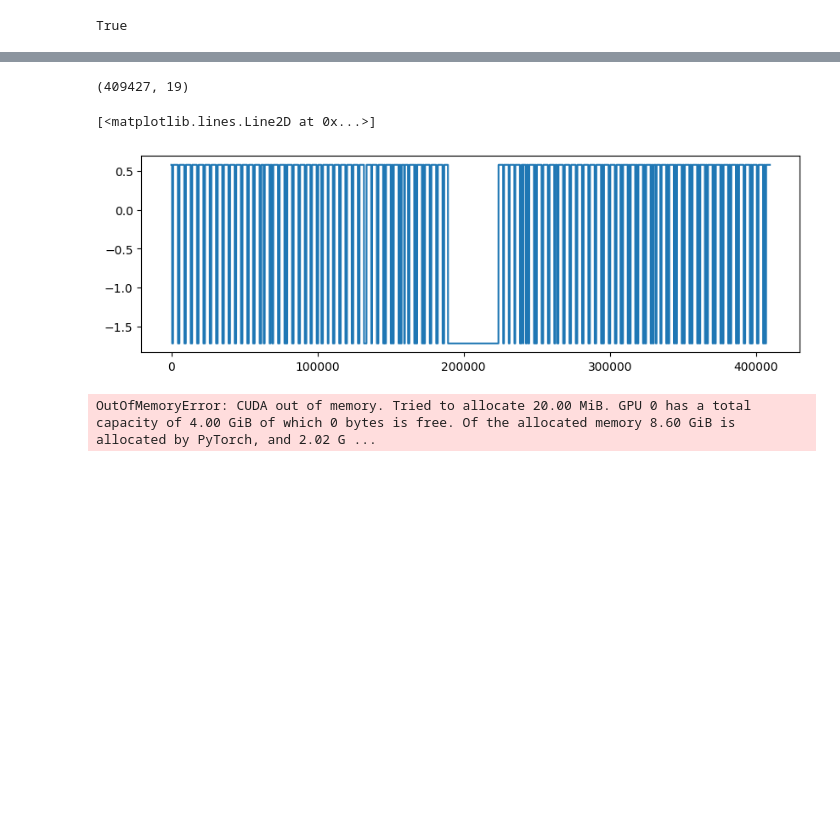
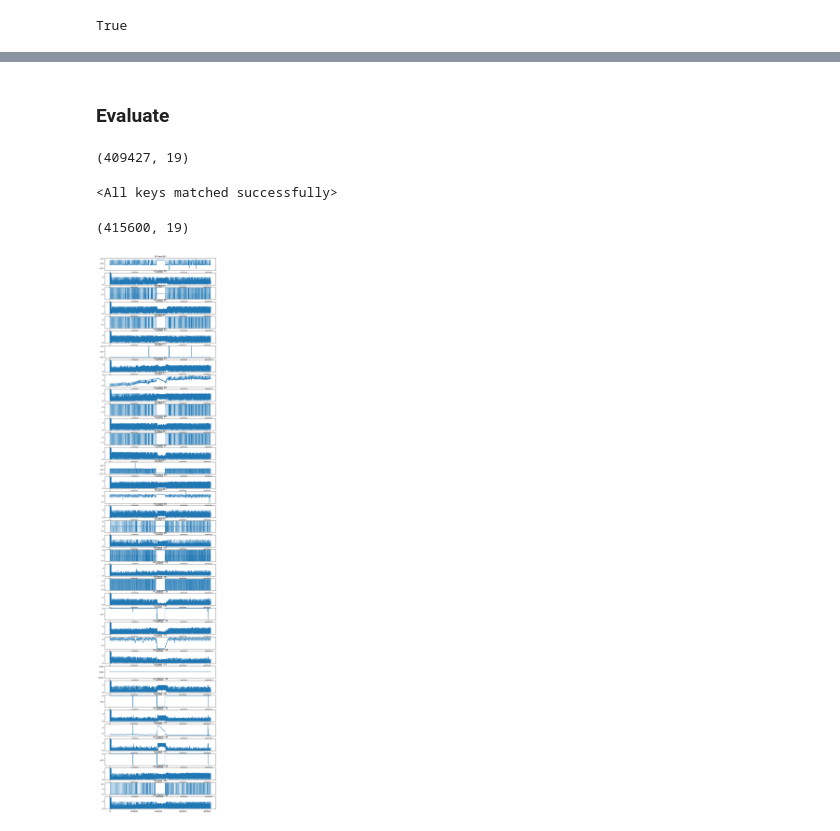
Before and after one commit to Andrei3223/VAE_anomaly_detection, a Jupyter notebook: swat_preproc.ipynb, the cells around one changed output, grey strips where cells are left out. Saved outputs shown, nothing was run; the diff lists cells and outputs as text; code cells hidden in the pictures; blank space fills up the shorter version.

```diff
--- a/swat_preproc.ipynb
+++ b/swat_preproc.ipynb
@@ -420,15 +448,21 @@ print((a == b).sum(axis=1).mean())
+# %% [markdown]
+### Evaluate
 # %%
 test_clear = np.load("./test_norm.npy", allow_pickle=True).take(col_list, axis=1)
 print(test_clear.shape)
 
-fig, axs = plt.subplots(1, 1, figsize =(10, 3))
-axs.plot(test_clear[:, 5])
+# fig, axs = plt.subplots(1, 1, figsize =(10, 3))
+# axs.plot(test_clear[:, 5])
 # %% [output]
 (409427, 19)
-[<matplotlib.lines.Line2D at 0x...>]
-[figure, removed]
+# %%
+model_l =  TransformerBasicBottleneckScaling(feats=len(col_list),  window_size=100).to(device)
+model_l.load_state_dict(torch.load("AE_norm3.pt"))
+# %% [output]
+<All keys matched successfully>
 # %%
 from training import get_series
-model_test_res = get_series(model, test_loader,  device=device)
+results = get_series(model_l, test_loader,  device=device).reshape(-1, 19)
+results.shape
 # %% [output]
-OutOfMemoryError: CUDA out of memory. Tried to allocate 20.00 MiB. GPU 0 has a total capacity of 4.00 GiB of which 0 bytes is free. Of the allocated memory 8.60 GiB is allocated by PyTorch, and 2.02 G ...
+(415600, 19)
@@ -436,0 +474,11 @@ model_test_res.shape
+# %%
+fig, axs = plt.subplots(2 * results.shape[1], 1, figsize =(10, 50))
+# fig.tight_layout()
+for i in range(results.shape[1]):
+    axs[2*i].plot(test_clear[:, i])
+    axs[2*i+1].plot(np.where(results[:, i] > 10, 1.5, results[:, i]))
+
+    axs[2*i+1].set_title(f"AE output [{i}]", fontsize=10)
+    axs[2*i].set_title(f"AE input [{i}]", fontsize=10)
+# %% [output]
+[figure, added]
```
Also changed, not shown: parts of 17 cells of this notebook, 2 other files.
